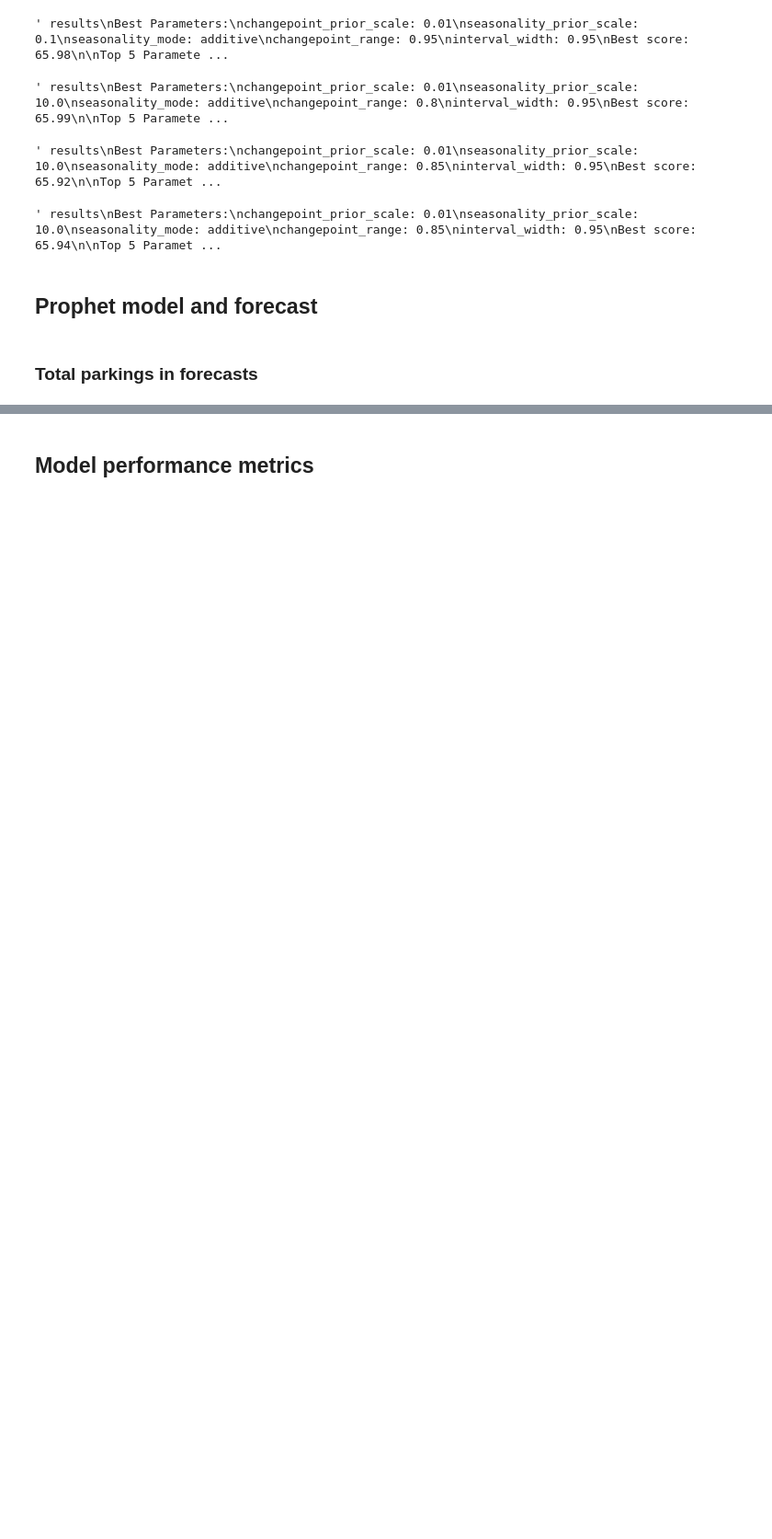
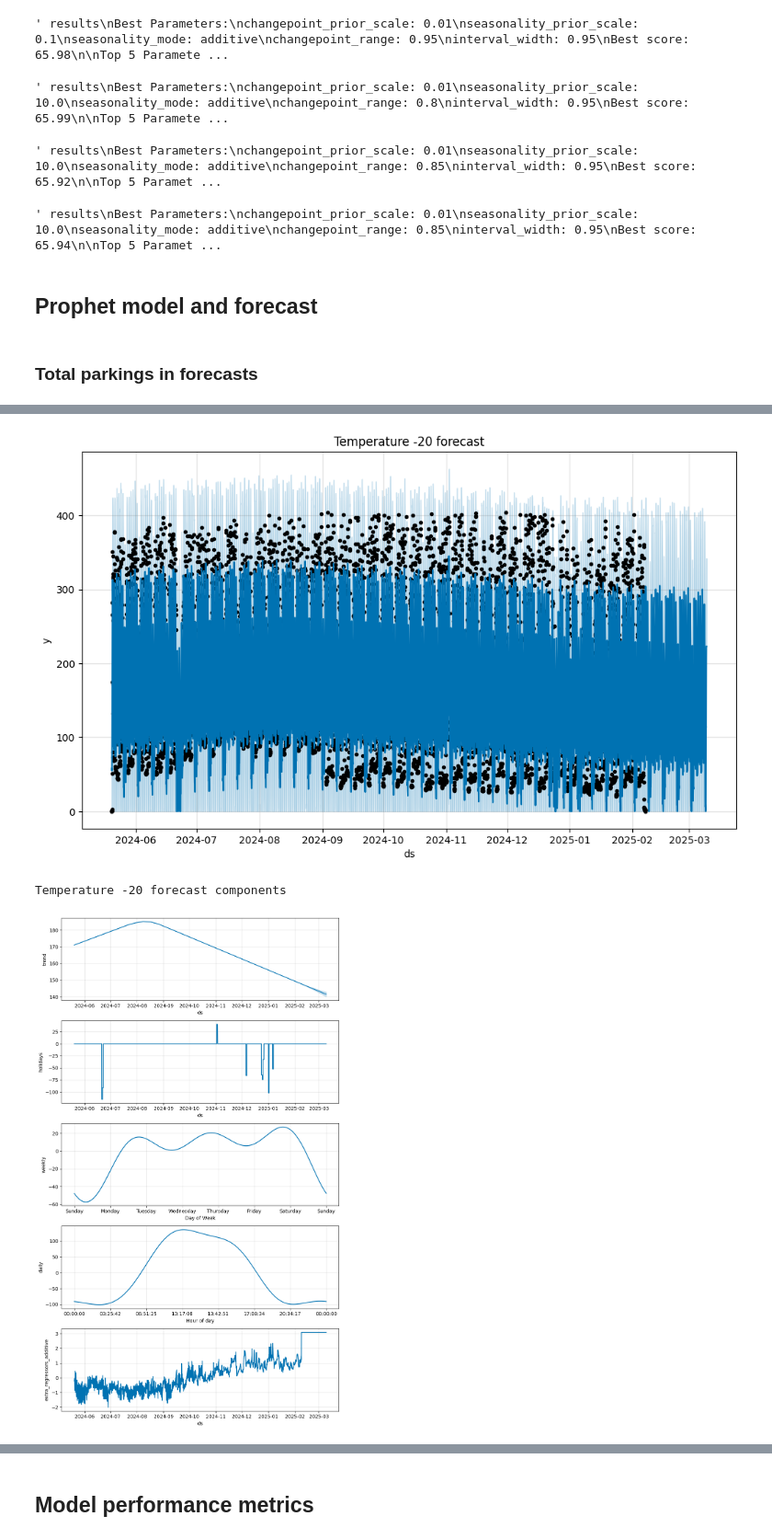
Before and after one commit to City-of-Turku/parkings-weather-correlation, a Jupyter notebook: prophet/parkings_zone1_prophet.ipynb, the cells around one changed output, grey strips where cells are left out. Shown at 92% size. Cells and saved outputs as stored; diff of their text form; code cells hidden in the pictures; blank space fills up the shorter version.

```diff
--- a/prophet/parkings_zone1_prophet.ipynb
+++ b/prophet/parkings_zone1_prophet.ipynb
@@ -293,0 +324,11 @@ plt.show()
+# %%
+fig = temp_model_minus20.plot(temp_forecast_minus20)
+plt.title('Temperature -20 forecast')
+plt.show()
+fig2 = temp_model_minus20.plot_components(temp_forecast_minus20)
+print('Temperature -20 forecast components')
+plt.show()
+# %% [output]
+[figure, added]
+Temperature -20 forecast components
+[figure, added]
```
Also changed, not shown: parts of 14 cells of this notebook.
